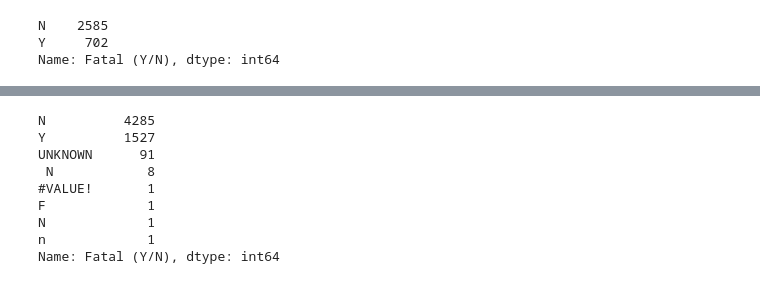
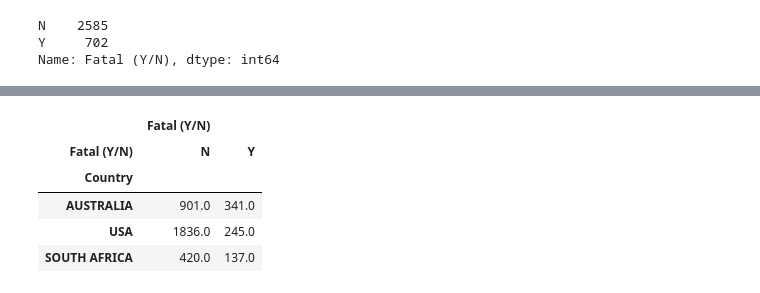
Before and after one commit to ironhack-datalabs/datamia0819, a Jupyter notebook: module-1/pandas-project/your-code/Untitled.ipynb, the cells around one changed output, grey strips where cells are left out. Cells and saved outputs as stored; diff of their text form; code cells hidden in the pictures.

```diff
--- a/module-1/pandas-project/your-code/Untitled.ipynb
+++ b/module-1/pandas-project/your-code/Untitled.ipynb
@@ -151,17 +151,25 @@ fatal.sort_values(("Fatal (Y/N)","Y"), ascending = False).head(3)
-# %%
-#Method 8:
-
-data2 = data.dropna(subset = ["Country"])
-data2 = data2.sort_values("Country")
-data2["Fatal (Y/N)"].value_counts()
-#clean again
-# %% [output]
-N          4285
-Y          1527
-UNKNOWN      91
- N            8
-#VALUE!       1
-F             1
-N             1
-n             1
-Name: Fatal (Y/N), dtype: int64
+# %%
+#Method 8:find countries with most shark related deaths
+
+data2 = data.dropna(subset = ["Country"])
+data2 = data2.sort_values("Country")
+
+#clean again
+data2 = data2[data2["Fatal (Y/N)"] != "UNKNOWN"]
+data2 = data2[data2["Fatal (Y/N)"] != " N"]
+data2 = data2[data2["Fatal (Y/N)"] != "#VALUE!"]
+data2 = data2[data2["Fatal (Y/N)"] != "F"]
+data2 = data2[data2["Fatal (Y/N)"] != "n"]
+data2 = data2[data2["Fatal (Y/N)"] != "N "]
+data2["Fatal (Y/N)"].value_counts()
+
+#Countries with most shark related deaths
+fatal_countries = data2.pivot_table(columns = "Fatal (Y/N)", index = "Country", aggfunc = {"Fatal (Y/N)":"count"})
+fatal_countries.sort_values(("Fatal (Y/N)","Y"), ascending = False).head(3)
+# %% [output]
+|  | Fatal (Y/N) |  |
+| Fatal (Y/N) | N | Y |
+| Country |  |  |
+| AUSTRALIA | 901.0 | 341.0 |
+| USA | 1836.0 | 245.0 |
+| SOUTH AFRICA | 420.0 | 137.0 |
```
Also changed, not shown: parts of 1 cell of this notebook, 1 other file.
